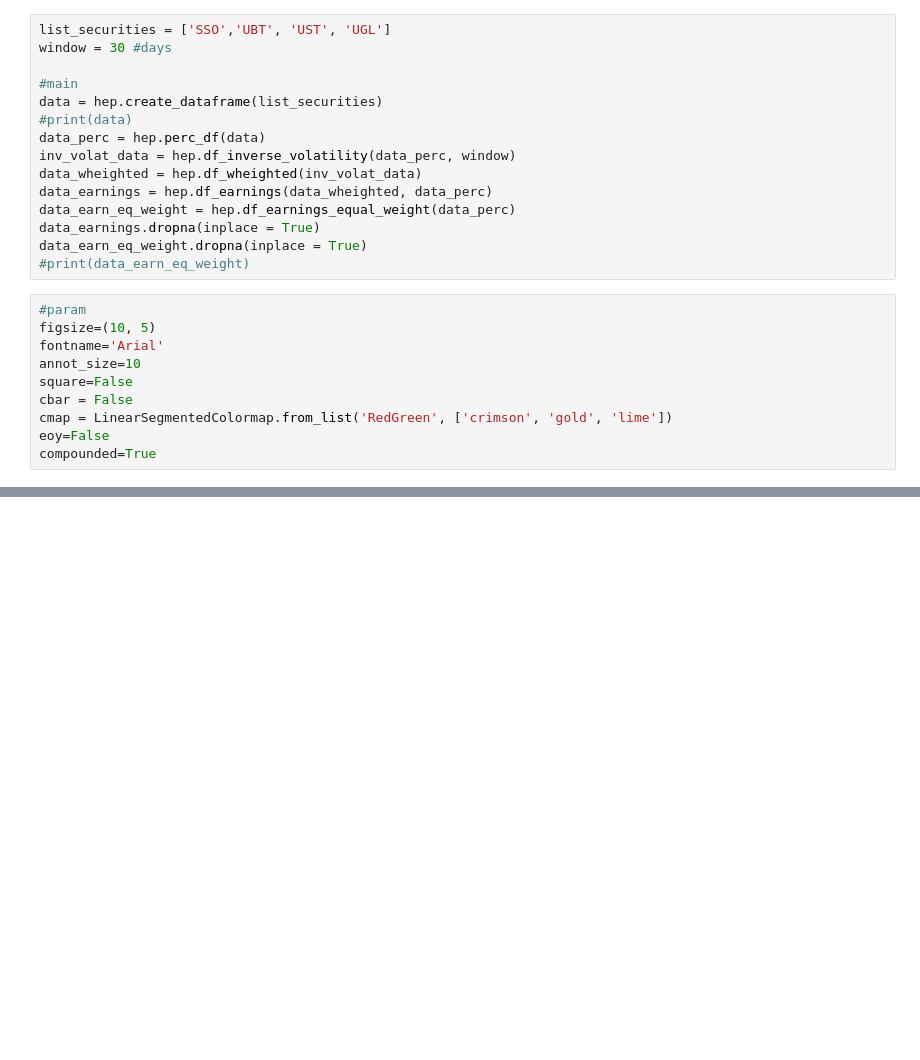
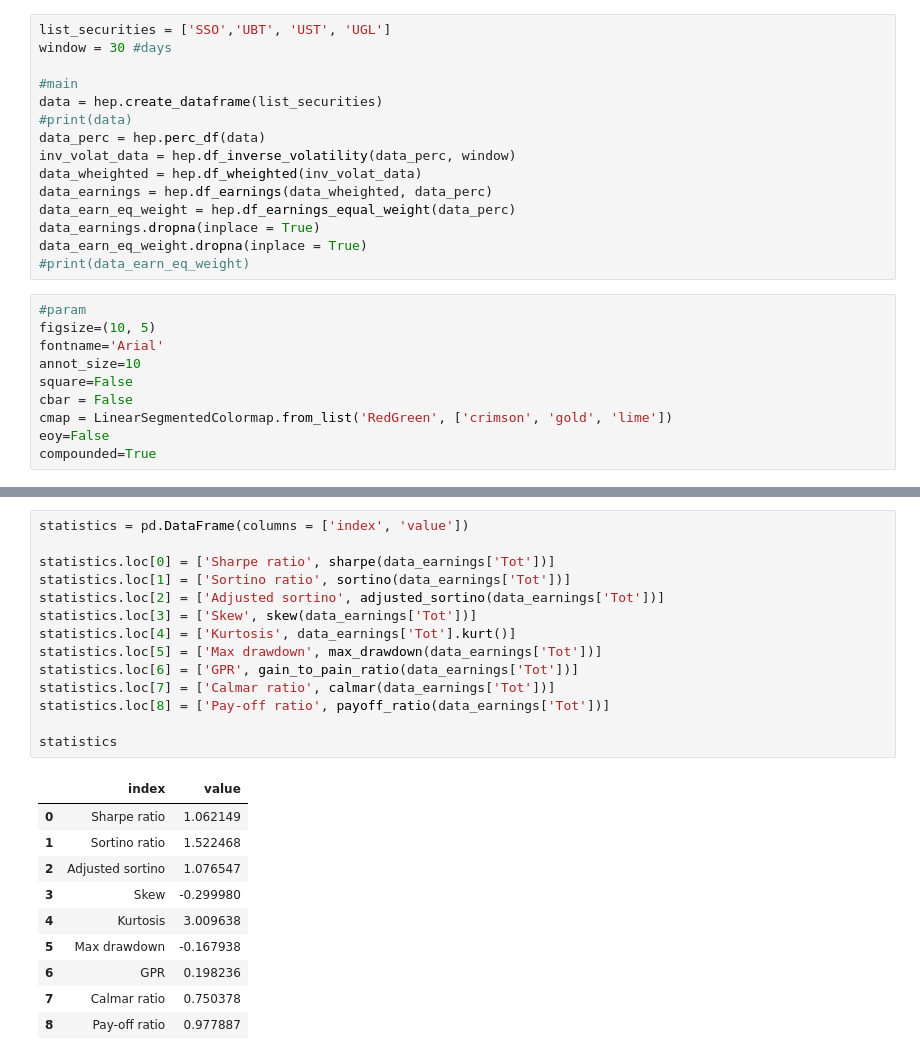
Before and after one commit to zazzooo/AW, a Jupyter notebook: report.ipynb, the cells around one changed output, grey strips where cells are left out. Saved outputs shown, nothing was run; the diff lists cells and outputs as text; blank space fills up the shorter version.

```diff
--- a/report.ipynb
+++ b/report.ipynb
@@ -103,0 +89,25 @@ Text(0, 0.5, 'Frequency')
+# %%
+statistics = pd.DataFrame(columns = ['index', 'value'])
+
+statistics.loc[0] = ['Sharpe ratio', sharpe(data_earnings['Tot'])]
+statistics.loc[1] = ['Sortino ratio', sortino(data_earnings['Tot'])]
+statistics.loc[2] = ['Adjusted sortino', adjusted_sortino(data_earnings['Tot'])]
+statistics.loc[3] = ['Skew', skew(data_earnings['Tot'])]
+statistics.loc[4] = ['Kurtosis', data_earnings['Tot'].kurt()]
+statistics.loc[5] = ['Max drawdown', max_drawdown(data_earnings['Tot'])]
+statistics.loc[6] = ['GPR', gain_to_pain_ratio(data_earnings['Tot'])]
+statistics.loc[7] = ['Calmar ratio', calmar(data_earnings['Tot'])]
+statistics.loc[8] = ['Pay-off ratio', payoff_ratio(data_earnings['Tot'])]
+
+statistics
+# %% [output]
+|  | index | value |
+| 0 | Sharpe ratio | 1.062149 |
+| 1 | Sortino ratio | 1.522468 |
+| 2 | Adjusted sortino | 1.076547 |
+| 3 | Skew | -0.299980 |
+| 4 | Kurtosis | 3.009638 |
+| 5 | Max drawdown | -0.167938 |
+| 6 | GPR | 0.198236 |
+| 7 | Calmar ratio | 0.750378 |
+| 8 | Pay-off ratio | 0.977887 |
```
Also changed, not shown: parts of 7 cells of this notebook, 3 other files.
